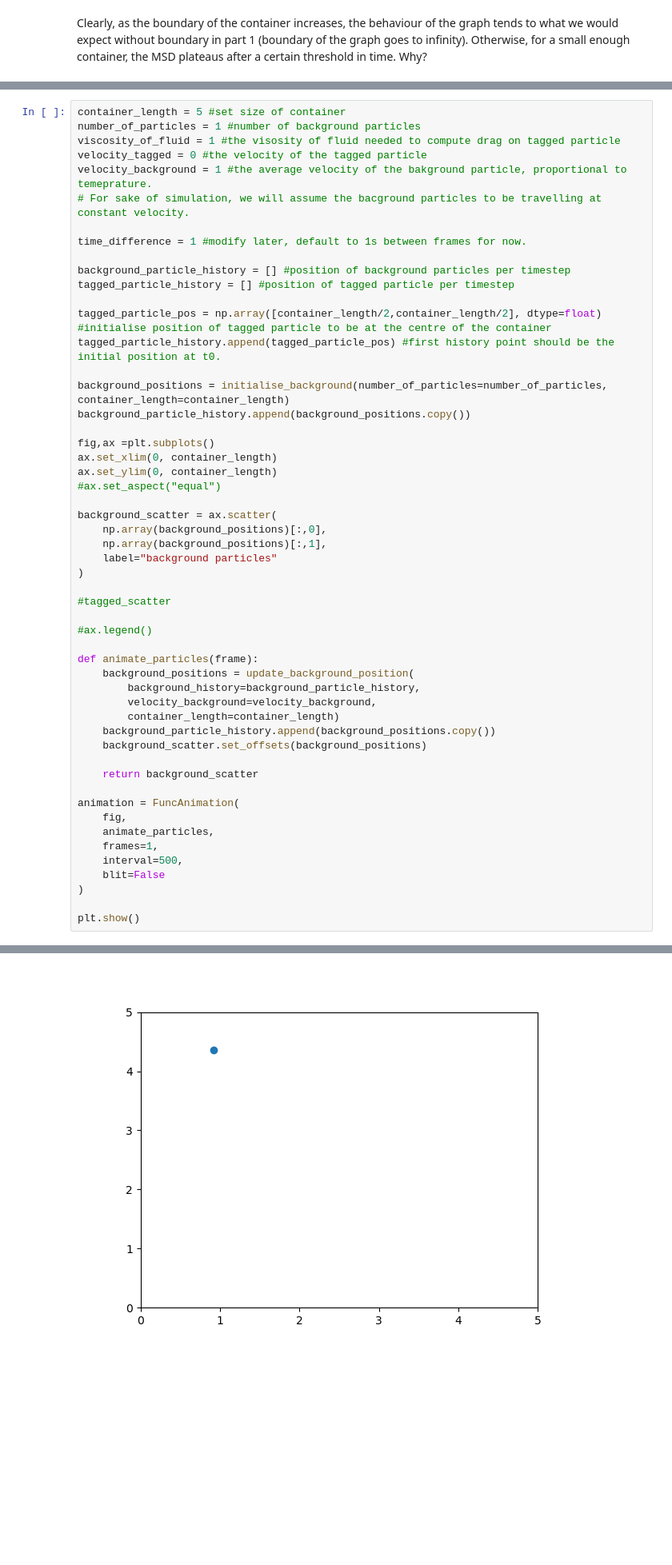
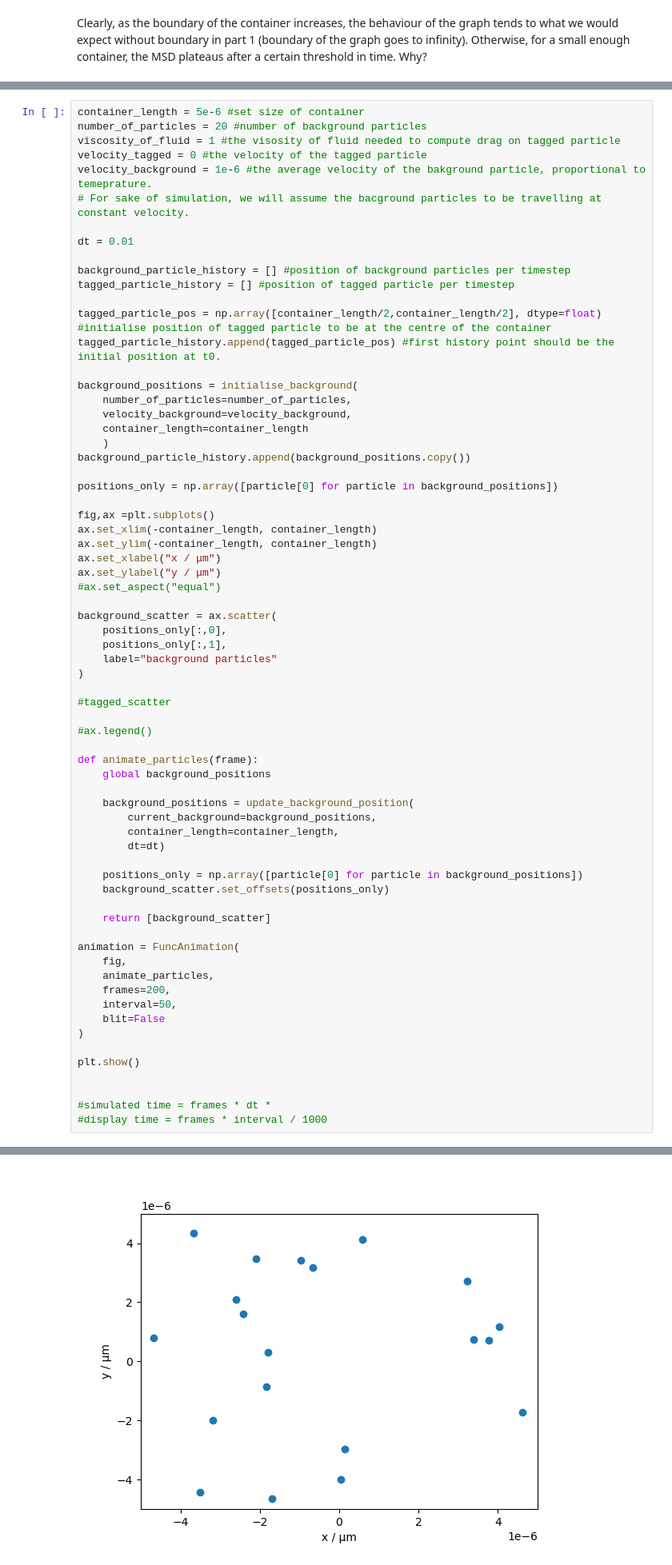
Before and after one commit to hermitian-max/PHYS2020-Brownian-Motion, a Jupyter notebook: simulation.ipynb, the cells around one changed output, grey strips where cells are left out. Shown at 80% size. Saved outputs shown, nothing was run; the diff lists cells and outputs as text; blank space fills up the shorter version.

```diff
--- a/simulation.ipynb
+++ b/simulation.ipynb
@@ -352,12 +348,12 @@ print(np.array(background_history)[:,0])
 # %%
-container_length = 5 #set size of container
-number_of_particles = 1 #number of background particles
+container_length = 5e-6 #set size of container
+number_of_particles = 20 #number of background particles
 viscosity_of_fluid = 1 #the visosity of fluid needed to compute drag on tagged particle
 velocity_tagged = 0 #the velocity of the tagged particle
-velocity_background = 1 #the average velocity of the bakground particle, proportional to temeprature.
+velocity_background = 1e-6 #the average velocity of the bakground particle, proportional to temeprature.
 # For sake of simulation, we will assume the bacground particles to be travelling at constant velocity.
 
-time_difference = 1 #modify later, default to 1s between frames for now.
+dt = 0.01
 
 background_particle_history = [] #position of background particles per timestep
 tagged_particle_history = [] #position of tagged particle per timestep
@@ -365,17 +361,25 @@ tagged_particle_history = [] #position of tagged particle per timestep
 tagged_particle_pos = np.array([container_length/2,container_length/2], dtype=float) #initialise position of tagged particle to be at the centre of the container
 tagged_particle_history.append(tagged_particle_pos) #first history point should be the initial position at t0.
 
-background_positions = initialise_background(number_of_particles=number_of_particles, container_length=container_length)
+background_positions = initialise_background(
+    number_of_particles=number_of_particles,
+    velocity_background=velocity_background,
+    container_length=container_length
+    )
 background_particle_history.append(background_positions.copy())
 
+positions_only = np.array([particle[0] for particle in background_positions])
+
 fig,ax =plt.subplots()
-ax.set_xlim(0, container_length)
-ax.set_ylim(0, container_length)
+ax.set_xlim(-container_length, container_length)
+ax.set_ylim(-container_length, container_length)
+ax.set_xlabel("x / μm")
+ax.set_ylabel("y / μm")
 #ax.set_aspect("equal")
 
 background_scatter = ax.scatter(
-    np.array(background_positions)[:,0],
-    np.array(background_positions)[:,1],
+    positions_only[:,0],
+    positions_only[:,1],
     label="background particles"
 )
 
@@ -384,22 +388,29 @@ background_scatter = ax.scatter(
 #ax.legend()
 
 def animate_particles(frame):
+    global background_positions
+
     background_positions = update_background_position(
-        background_history=background_particle_history,
-        velocity_background=velocity_background,
-        container_length=container_length)
-    background_particle_history.append(background_positions.copy())
-    background_scatter.set_offsets(background_positions)
+        current_background=background_positions,
+        container_length=container_length,
+        dt=dt)
 
-    return background_scatter
+    positions_only = np.array([particle[0] for particle in background_positions])
+    background_scatter.set_offsets(positions_only)
+
+    return [background_scatter]
 
 animation = FuncAnimation(
     fig,
     animate_particles,
-    frames=1,
-    interval=500,
+    frames=200,
+    interval=50,
     blit=False
 )
 
 plt.show()
+
+
+#simulated time = frames * dt *
+#display time = frames * interval / 1000
 # %% [output]
@@ -406 +418 @@ plt.show()
-[figure, old version]
+[figure, new version]
```
Also changed, not shown: parts of 4 cells of this notebook.
